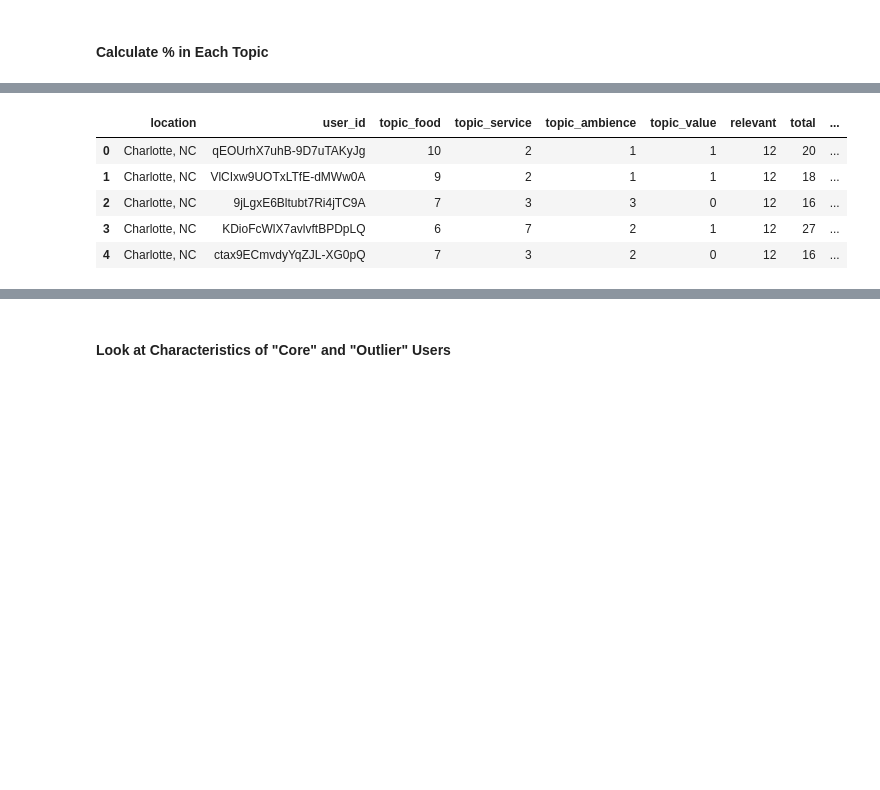
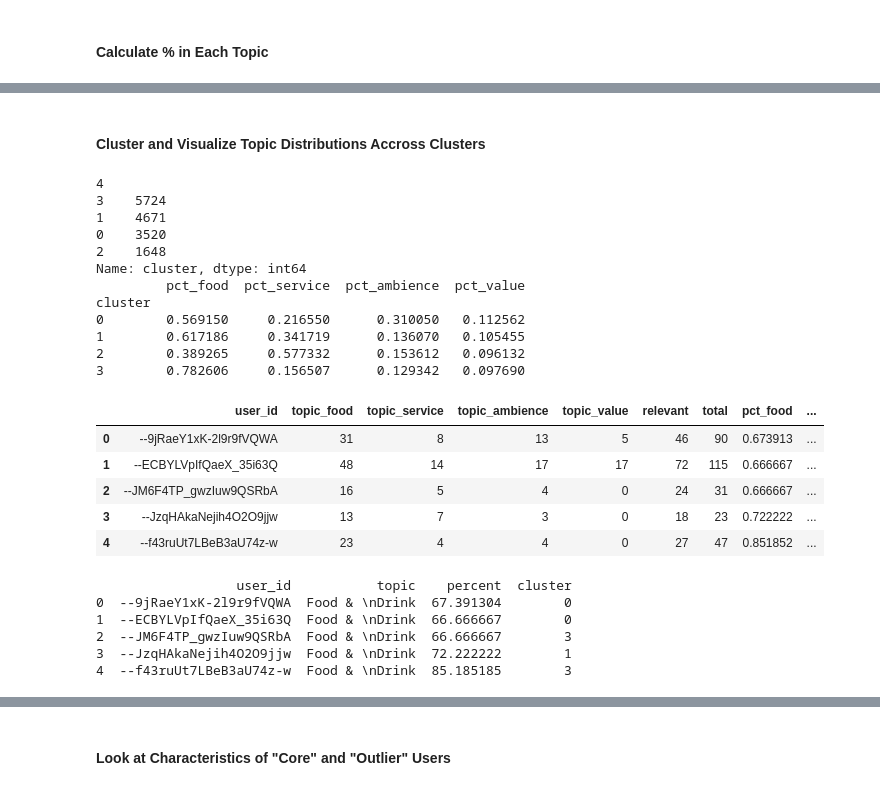
Before and after one commit to whugue/Yelp-User-Similarity, a Jupyter notebook: Yelp-Viz.ipynb, the cells around one changed output, grey strips where cells are left out. Saved outputs shown, nothing was run; the diff lists cells and outputs as text; code cells hidden in the pictures; blank space fills up the shorter version.

```diff
--- a/Yelp-Viz.ipynb
+++ b/Yelp-Viz.ipynb
@@ -104,14 +106,37 @@ user.head(5)
-# %%
-reducer = PCA(n_components=2, whiten=True)
-reduced = reducer.fit_transform(user[["pct_food","pct_service","pct_ambience","pct_value"]])
-
-reduced = pd.DataFrame(reduced, columns=["PCA_1", "PCA_2"])
-user = pd.concat([user, reduced], axis=1)
-user.head(5)
-# %% [output]
-|  | location | user_id | topic_food | topic_service | topic_ambience | topic_value | relevant | total | ... |
-| 0 | Charlotte, NC | qEOUrhX7uhB-9D7uTAKyJg | 10 | 2 | 1 | 1 | 12 | 20 | ... |
-| 1 | Charlotte, NC | VlCIxw9UOTxLTfE-dMWw0A | 9 | 2 | 1 | 1 | 12 | 18 | ... |
-| 2 | Charlotte, NC | 9jLgxE6Bltubt7Ri4jTC9A | 7 | 3 | 3 | 0 | 12 | 16 | ... |
-| 3 | Charlotte, NC | KDioFcWlX7avlvftBPDpLQ | 6 | 7 | 2 | 1 | 12 | 27 | ... |
-| 4 | Charlotte, NC | ctax9ECmvdyYqZJL-XG0pQ | 7 | 3 | 2 | 0 | 12 | 16 | ... |
+# %% [markdown]
+#### Cluster and Visualize Topic Distributions Accross Clusters
+# %%
+##Run K-Means
+def kmeans(df, varlist, n_clusters):
+    model = MiniBatchKMeans(n_clusters=n_clusters, random_state=4444)
+    clusters = pd.Series(model.fit_predict(df[varlist]), name="cluster")
+    clustered = pd.concat([df, clusters], axis=1)
+
+    print clustered["cluster"].nunique()
+    print clustered["cluster"].value_counts()
+    print clustered.groupby(by="cluster")[varlist].mean()
+
+    return clustered
+# %%
+varlist = ["pct_food","pct_service","pct_ambience","pct_value"]
+clustered = kmeans(user, varlist, n_clusters=4)
+clustered.head(5)
+# %% [output]
+4
+3    5724
+1    4671
+0    3520
+2    1648
+Name: cluster, dtype: int64
+         pct_food  pct_service  pct_ambience  pct_value
+cluster
+0        0.569150     0.216550      0.310050   0.112562
+1        0.617186     0.341719      0.136070   0.105455
+2        0.389265     0.577332      0.153612   0.096132
+3        0.782606     0.156507      0.129342   0.097690
+|  | user_id | topic_food | topic_service | topic_ambience | topic_value | relevant | total | pct_food | ... |
+| 0 | --9jRaeY1xK-2l9r9fVQWA | 31 | 8 | 13 | 5 | 46 | 90 | 0.673913 | ... |
+| 1 | --ECBYLVpIfQaeX_35i63Q | 48 | 14 | 17 | 17 | 72 | 115 | 0.666667 | ... |
+| 2 | --JM6F4TP_gwzIuw9QSRbA | 16 | 5 | 4 | 0 | 24 | 31 | 0.666667 | ... |
+| 3 | --JzqHAkaNejih4O2O9jjw | 13 | 7 | 3 | 0 | 18 | 23 | 0.722222 | ... |
+| 4 | --f43ruUt7LBeB3aU74z-w | 23 | 4 | 4 | 0 | 27 | 47 | 0.851852 | ... |
@@ -117,0 +151,15 @@ user.head(5)
+# %%
+food = stack_data(clustered, "pct_food", "Food & \nDrink")
+service = stack_data(clustered, "pct_service", "Service")
+ambience = stack_data(clustered, "pct_ambience", "Ambience")
+value = stack_data(clustered, "pct_value", "Value")
+
+stacked = pd.concat([food, service, ambience, value], axis=0)
+print stacked.head(5)
+# %% [output]
+                  user_id           topic    percent  cluster
+0  --9jRaeY1xK-2l9r9fVQWA  Food & \nDrink  67.391304        0
+1  --ECBYLVpIfQaeX_35i63Q  Food & \nDrink  66.666667        0
+2  --JM6F4TP_gwzIuw9QSRbA  Food & \nDrink  66.666667        3
+3  --JzqHAkaNejih4O2O9jjw  Food & \nDrink  72.222222        1
+4  --f43ruUt7LBeB3aU74z-w  Food & \nDrink  85.185185        3
```
Also changed, not shown: parts of 17 cells of this notebook, 1 other file.
